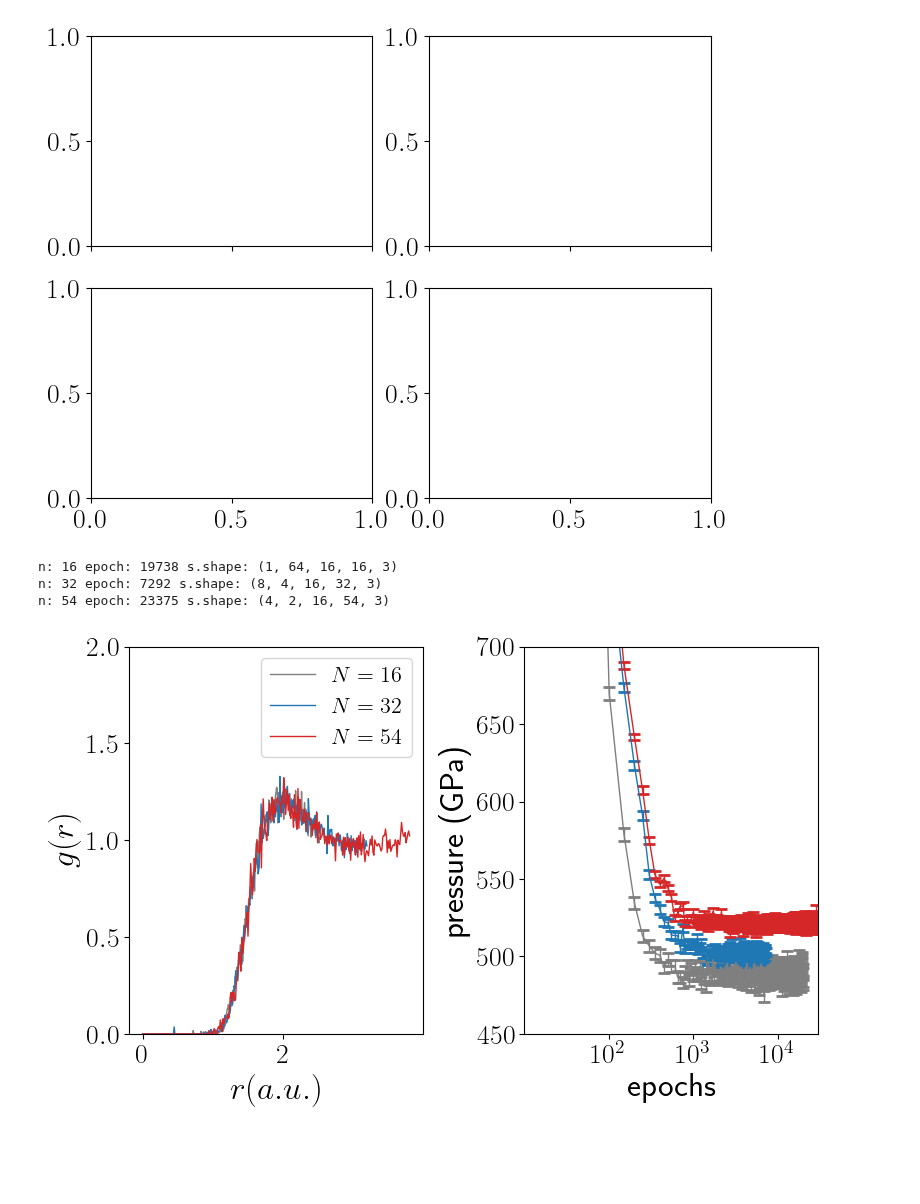
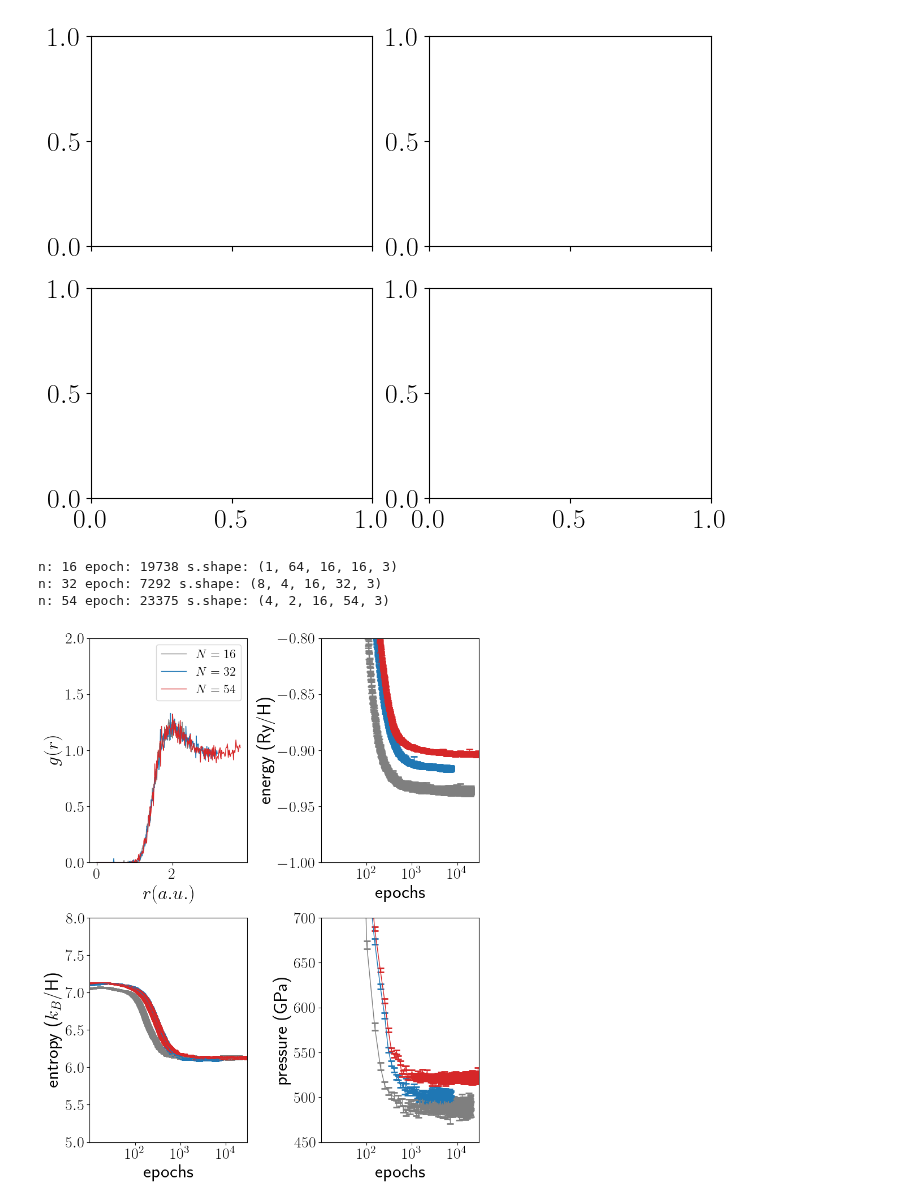
Before and after one commit to fermiflow/hydrogen, a Jupyter notebook: analysis/figs.ipynb, the cells around one changed output. Drawn from its saved outputs; the diff is of its cells as text; code cells hidden in the pictures; blank space fills up the shorter version.

Commit message:
N scaling for energy and entropy

```diff
--- a/analysis/figs.ipynb
+++ b/analysis/figs.ipynb
@@ -470,7 +469,7 @@ plt.savefig('obs2.pdf')
 FileNotFoundError: [Errno 2] No such file or directory: '../data/ff35520-r-fixk0-backflow-tabc-w-feature-learnf-corrects-real-twist/n_54_dim_3_t_4_rs_1.2_T_5000_fs_1_fd_3_fh1_32_fh2_16_wd_3_wh1_32_wh2 ...
 [figure]
 # %%
-fig, (ax1, ax2) = plt.subplots(1, 2, figsize=(8, 5))
+fig, axes = plt.subplots(2, 2, figsize=(8, 10))
 
 rs, T = 1.25, 6000
 Kp = 1.5*T/157887.66 # proton kinetic energy in Ry
@@ -480,48 +479,83 @@ paths = [
     "../data/ff35520-r-fixk0-backflow-tabc-w-feature-learnf-corrects-real-twist/n_16_dim_3_t_4_rs_1.25_T_6000_fs_1_fd_3_fh1_32_fh2_16_wd_4_wh1_32_wh2_16_Nf_1_K_1_nk_57_Gmax_15_kappa_10_mctherm_10_mcsteps_10_100_mcwidth_0.02_0.04_lr_0.05_0.05_decay_0.001_damping_0.001_0.001_norm_0.001_0.001_clip_5_alpha_0.05_ws_16_bs_8_accsteps_1",
     "../data/ff35520-r-fixk0-backflow-tabc-w-feature-learnf-corrects-real-twist/n_32_dim_3_t_4_rs_1.25_T_6000_fs_1_fd_3_fh1_32_fh2_16_wd_4_wh1_32_wh2_16_Nf_1_K_1_nk_57_Gmax_15_kappa_10_mctherm_10_mcsteps_10_100_mcwidth_0.02_0.04_lr_0.05_0.05_decay_0.001_damping_0.001_0.001_norm_0.001_0.001_clip_5_alpha_0.05_ws_16_bs_8_accsteps_1",
     "../data/ff35520-r-fixk0-backflow-tabc-w-feature-learnf-corrects-real-twist/n_54_dim_3_t_4_rs_1.25_T_6000_fs_1_fd_3_fh1_32_fh2_16_wd_4_wh1_32_wh2_16_Nf_1_K_1_nk_57_Gmax_15_kappa_10_mctherm_10_mcsteps_50_500_mcwidth_0.02_0.04_lr_0.05_0.05_decay_0.001_damping_0.001_0.001_norm_0.001_0.001_clip_5_alpha_0.05_ws_16_bs_8_accsteps_1",
 ]
 colors = ["C7", "C0", "C3"]
 
 for n, path, color in zip(ns, paths, colors):
+    # (a) rdf
     ckpt_files = [os.path.join(path, f) for f in os.listdir(path) if "pkl" in f]
     ckpt_file = natural_sort(ckpt_files)[-1]
     epoch = int(re.search('epoch_([0-9]*).pkl', ckpt_file).group(1))
 
     data = load_data(ckpt_file)
     s = data['s']
     print("n:", n, "epoch:", epoch, "s.shape:", s.shape)
     n, dim = s.shape[-2], s.shape[-1]
     s = s.reshape(-1, n, dim)
 
     rmesh, gr = get_gr(s, s)
-    ax1.plot(rmesh, gr, color=color, label="$N=%d$" % n)
-    ax1.set_ylim([0, 2])
-    ax1.set_xlabel('$r(a.u.)$')
-    ax1.set_ylabel('$g(r)$')
-    ax1.legend()
+    ax = axes[0, 0]
+    ax.plot(rmesh, gr, color=color, label="$N=%d$" % n)
+    ax.set_ylim([0, 2])
+    ax.set_xlabel('$r(a.u.)$')
+    ax.set_ylabel('$g(r)$')
+    ax.legend()
 
     f = os.path.join(path, "data.txt")
     df = pd.read_csv(f, delimiter=r"\s+")
-    L = (4/3*jnp.pi*n)**(1/3)
+
+    SKIP = 50
+
+    # (b) energy
+    y = df['e'].values + df['vpp'].values + Kp
+    yerr = np.sqrt(df['e_err'].values**2 + df['vpp_err'].values**2)
+
+    ax = axes[0, 1]
+    ax.errorbar(df['epoch'].values, y, yerr=yerr, color=color,
+            markerfacecolor='none', markeredgewidth=2, ms=2, capsize=4, label="$N=%d$" % n)
+    ax.set_xlabel('epochs')
+    ax.set_ylabel('energy (Ry/H)')
+    ax.set_xlim([10, 30000])
+    ax.set_ylim([-1.0, -0.8])
+    ax.set_xscale('log')
+    ax.set_xticks([100, 1000, 10000])
+
+    # (c) entropy
+    ds = -jax.scipy.special.gammaln(n+1)/n + 1.5*(1+np.log(1836*rs**2/(4*np.pi)*T/157887.66))
+    y = df['s'].values + ds
+    yerr = df['s_err'].values
+
+    ax = axes[1, 0]
+    ax.errorbar(df['epoch'].values, y, yerr=yerr, color=color,
+            markerfacecolor='none', markeredgewidth=2, ms=2, capsize=4)
+    ax.set_xlabel('epochs')
+    ax.set_ylabel('entropy ($k_B$/H)')
+    ax.set_xlim([10, 30000])
+    ax.set_ylim([5, 8])
+    ax.set_xscale('log')
+    ax.set_xticks([100, 1000, 10000])
+
+    # (d) pressure
+    L = (4/3*np.pi*n)**(1/3)
     y = df['p'].values + (2*Kp)/(3*(L*rs)**3)*14710.513242194795*n
     yerr = df['p_err'].values
 
-    SKIP = 50
-    ax2.errorbar(df['epoch'].values[::SKIP], y[::SKIP], yerr=yerr[::SKIP], color=color,
+    ax = axes[1, 1]
+    ax.errorbar(df['epoch'].values[::SKIP], y[::SKIP], yerr=yerr[::SKIP], color=color,
             markerfacecolor='none', markeredgewidth=2, ms=2, capsize=4, label="$N=%d$" % n)
-    ax2.set_xlabel('epochs')
-    ax2.set_ylabel('pressure (GPa)')
-    ax2.set_xlim([10, 30000])
-    ax2.set_ylim([450, 700])
-    ax2.set_xscale('log')
-    ax2.set_xticks([100, 1000, 10000])
-    #ax2.legend()
+    ax.set_xlabel('epochs')
+    ax.set_ylabel('pressure (GPa)')
+    ax.set_xlim([10, 30000])
+    ax.set_ylim([450, 700])
+    ax.set_xscale('log')
+    ax.set_xticks([100, 1000, 10000])
+    #ax.legend()
 
-    plt.tight_layout()
-    plt.savefig('N_scaling.pdf')
+plt.tight_layout()
+plt.savefig('N_scaling.pdf')
 # %% [output]
 n: 16 epoch: 19738 s.shape: (1, 64, 16, 16, 3)
 n: 32 epoch: 7292 s.shape: (8, 4, 16, 32, 3)
 n: 54 epoch: 23375 s.shape: (4, 2, 16, 54, 3)
-[figure, old version]
+[figure, new version]
```
Also changed, not shown: parts of 3 cells of this notebook.
